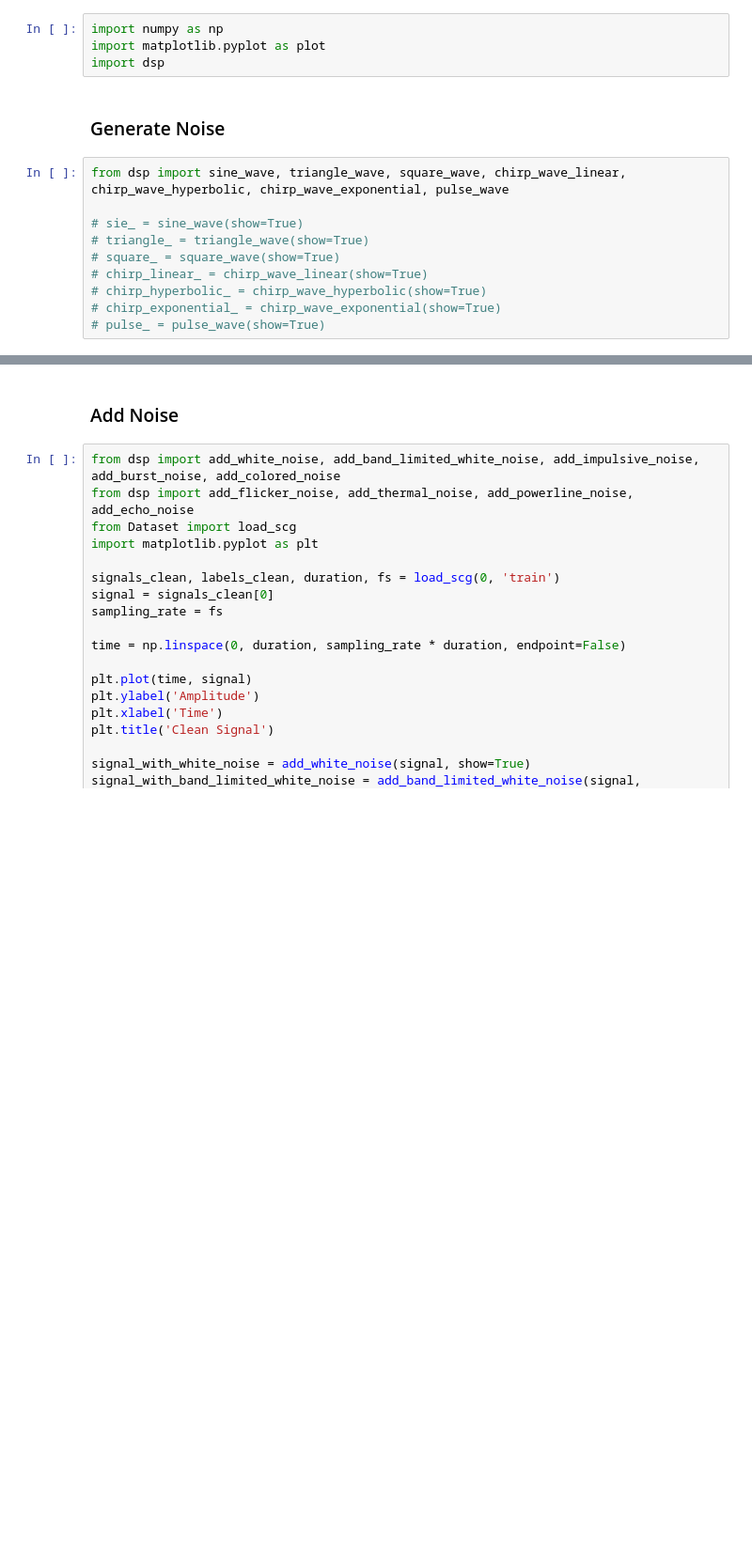
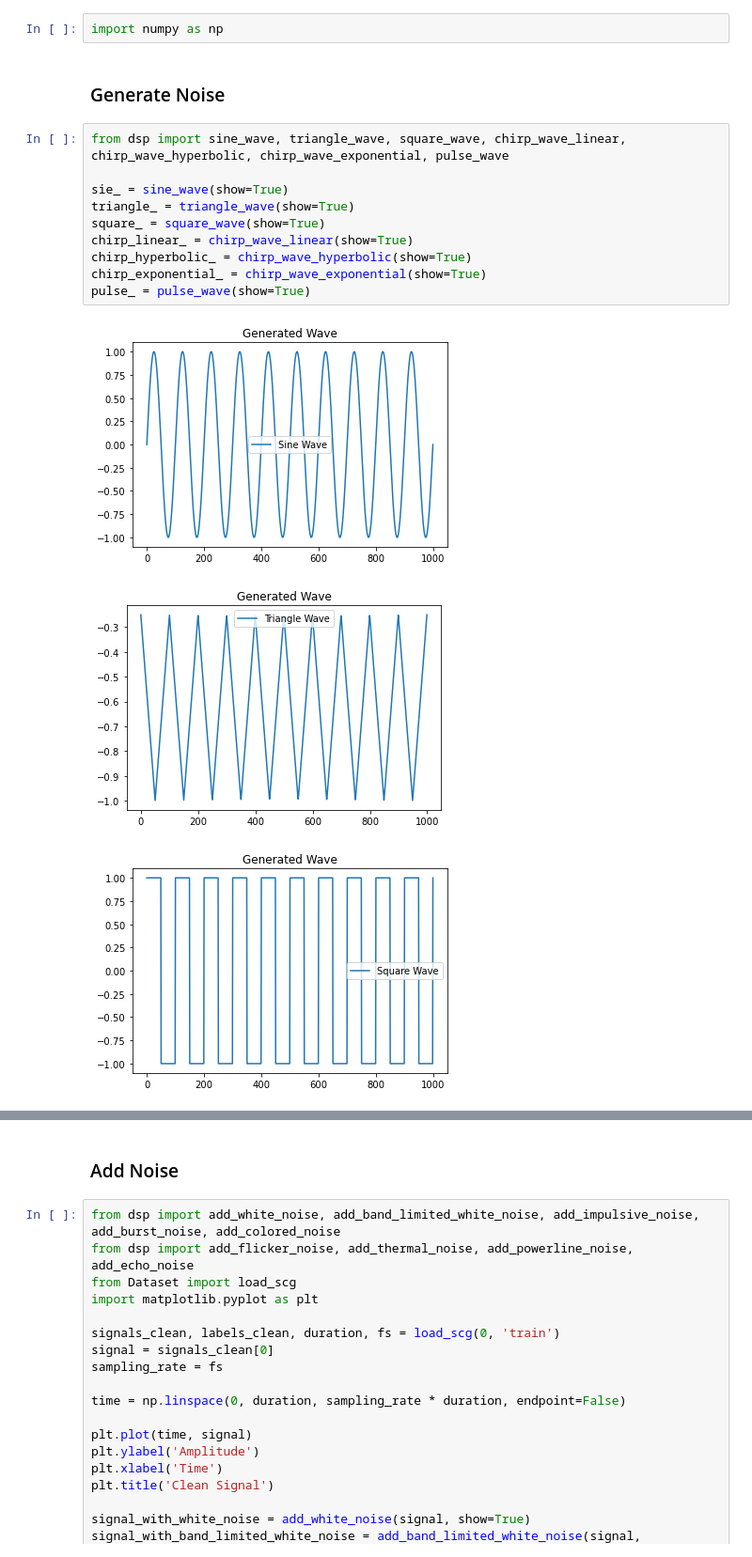
Before and after one commit to A-Big-Tortoise/NRSR_Tutorial, a Jupyter notebook: dsp.ipynb, the cells around one changed output, grey strips where cells are left out. Shown at 94% size. Cells and saved outputs as stored; diff of their text form; blank space fills up the shorter version.

```diff
--- a/dsp.ipynb
+++ b/dsp.ipynb
@@ -1,16 +1,18 @@
 # %%
 import numpy as np
-import matplotlib.pyplot as plot
-import dsp
 # %% [markdown]
 ### Generate Noise
 # %%
 from dsp import sine_wave, triangle_wave, square_wave, chirp_wave_linear, chirp_wave_hyperbolic, chirp_wave_exponential, pulse_wave
 
-# sie_ = sine_wave(show=True)
-# triangle_ = triangle_wave(show=True)
-# square_ = square_wave(show=True)
-# chirp_linear_ = chirp_wave_linear(show=True)
-# chirp_hyperbolic_ = chirp_wave_hyperbolic(show=True)
-# chirp_exponential_ = chirp_wave_exponential(show=True)
-# pulse_ = pulse_wave(show=True)
+sie_ = sine_wave(show=True)
+triangle_ = triangle_wave(show=True)
+square_ = square_wave(show=True)
+chirp_linear_ = chirp_wave_linear(show=True)
+chirp_hyperbolic_ = chirp_wave_hyperbolic(show=True)
+chirp_exponential_ = chirp_wave_exponential(show=True)
+pulse_ = pulse_wave(show=True)
+# %% [output]
+[figure, added]
+[figure, added]
+[figure, added]
```
Also changed, not shown: parts of 6 cells of this notebook, 1 other file.
